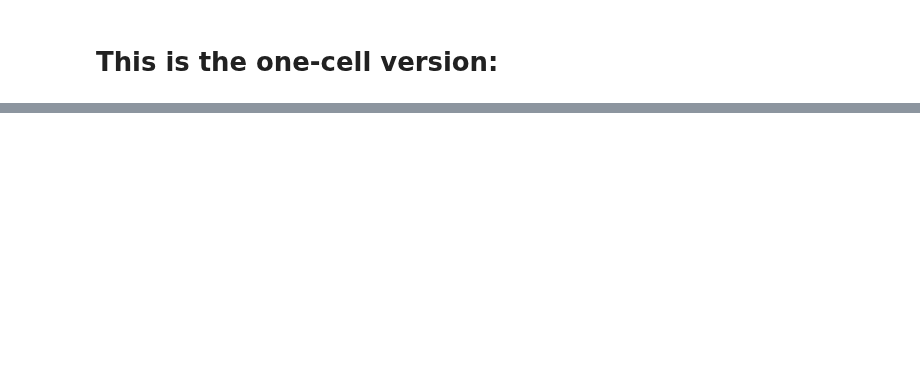
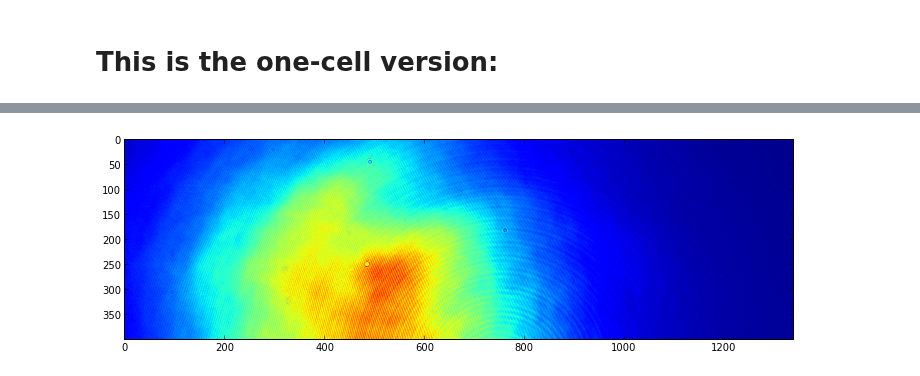
Before and after one commit to DawesLab/CCDimage, a Jupyter notebook: CCDimage.ipynb, the cells around one changed output, grey strips where cells are left out. Saved outputs shown, nothing was run; the diff lists cells and outputs as text; code cells hidden in the pictures; blank space fills up the shorter version.

```diff
--- a/CCDimage.ipynb
+++ b/CCDimage.ipynb
@@ -113,3 +106,0 @@ for f in range (0, frames):
-# %%
-for shot in fftComplex:
-    output.append(shot[249]) # Change this to match chosen mode!
@@ -175,0 +179,13 @@ data[:,:,25].sum()
+# %%
+shotnoise = []
+for i in range(4):
+    request_images(client,N=50)
+    data = open_images()
+    frames = data.shape[2]
+    ydim = data.shape[0]
+    xdim = data.shape[1]
+    print "Adding %i frames with ydim=%i, xdim=%i to analysis" % (frames, ydim, xdim)
+    shotnoise.append(data)
+    print "analysis now includes %i frames" % len(shotnoise)
+
+print "Finished"
@@ -175,0 +212,4 @@ data[:,:,25].sum()
+# %%
+figure = pylab.imshow(data[:,:,0] - background[:,:,0])
+# %% [output]
+[figure, added]
```
Also changed, not shown: parts of 28 cells of this notebook.
